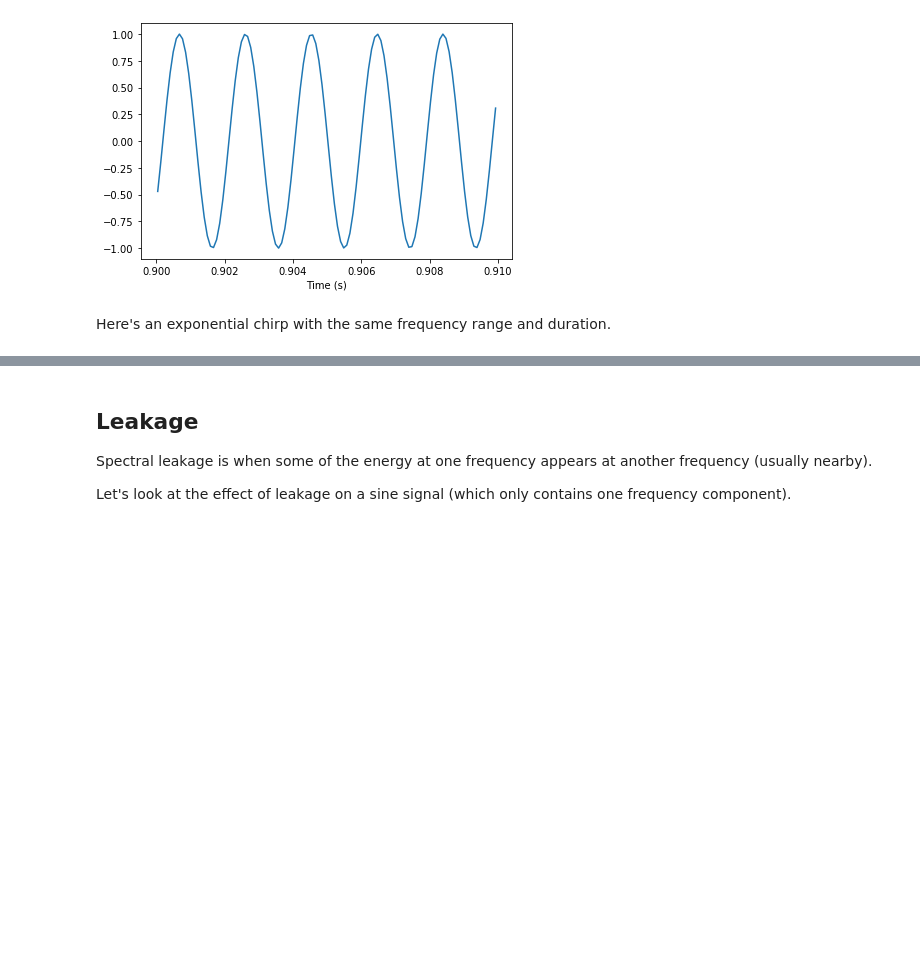
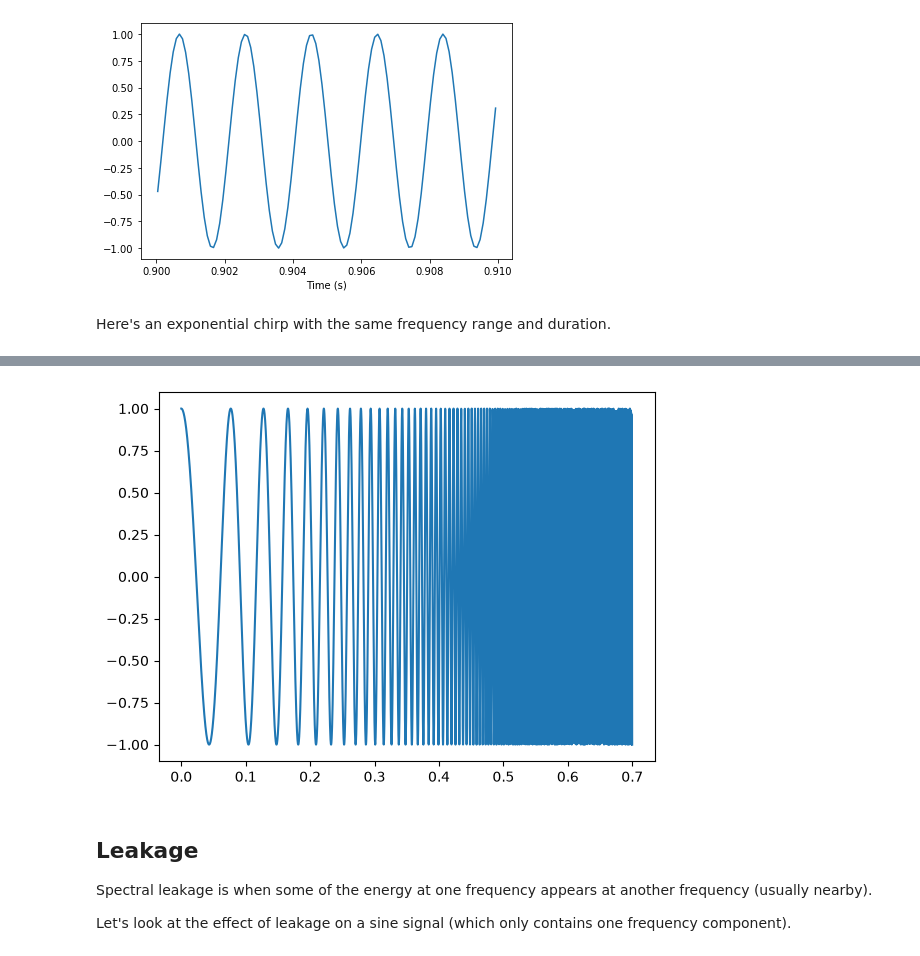
Before and after one commit to sotheasokea/Digital-Signal-Processing-Lecture, a Jupyter notebook: ThinkDSP/code/chap03.ipynb, the cells around one changed output, grey strips where cells are left out. Saved outputs shown, nothing was run; the diff lists cells and outputs as text; code cells hidden in the pictures; blank space fills up the shorter version.

```diff
--- a/ThinkDSP/code/chap03.ipynb
+++ b/ThinkDSP/code/chap03.ipynb
@@ -48,11 +62,14 @@ Here's an exponential chirp with the same frequency range and duration.
 # %%
 from ThinkDSP.code.thinkdsp import ExpoChirp
 
-signal = ExpoChirp(start=220, end=880)
-wave2 = signal.make_wave(duration=2)
+signal = ExpoChirp(start=10, end=1000)
+wave2 = signal.make_wave(duration=0.7)
+wave2.plot()
+wave2 = signal.make_wave(duration=10)
 wave2.make_audio()
 # %% [output]
 [interactive output not drawn]
+[figure, added]
 # %% [markdown]
 ## Leakage
 
```
Also changed, not shown: parts of 10 cells of this notebook, 13 other files.
